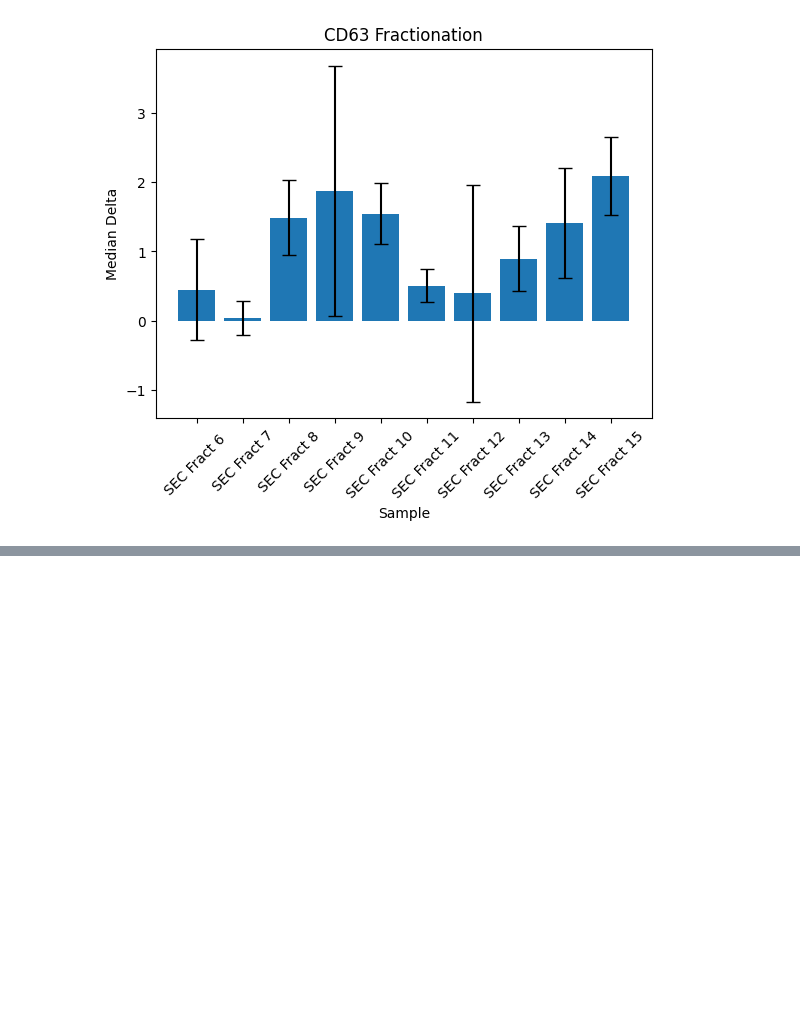
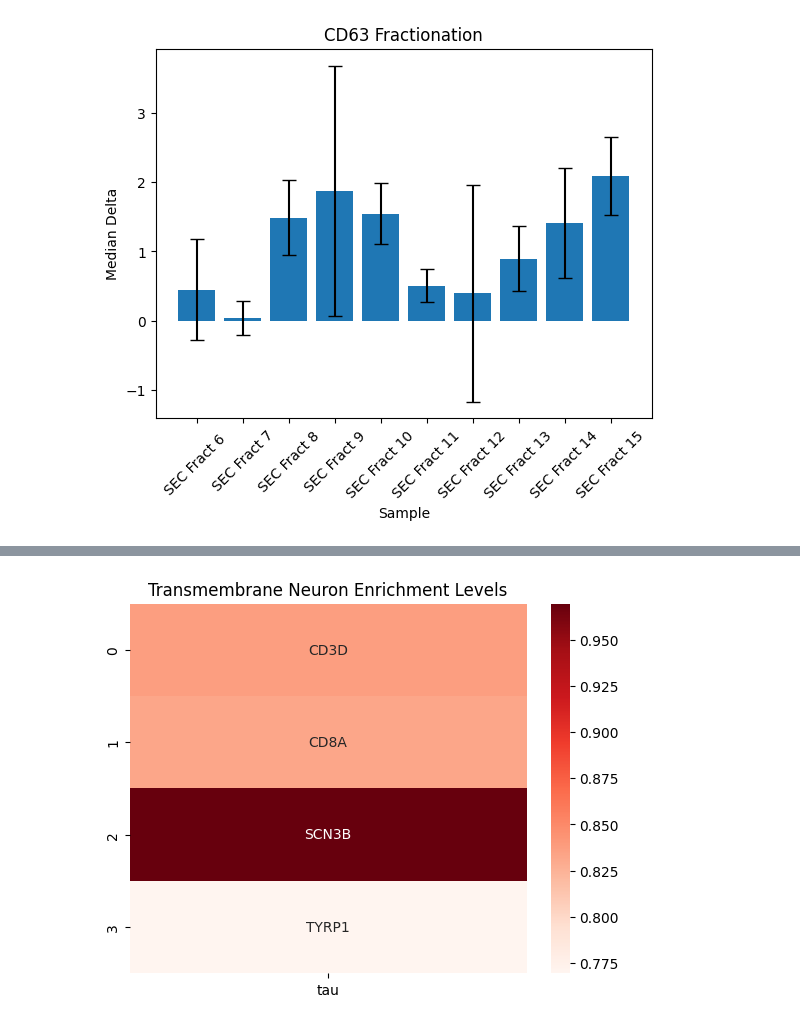
Before and after one commit to Walt-Lab/bdev_mass_spec, a Jupyter notebook: 10_analysis.ipynb, the cells around one changed output, grey strips where cells are left out. Cells and saved outputs as stored; diff of their text form; code cells hidden in the pictures; blank space fills up the shorter version.

```diff
--- a/10_analysis.ipynb
+++ b/10_analysis.ipynb
@@ -477,8 +525,0 @@ Length: 19060, dtype: float64
-# %%
-def calculate_tau(row):
-    row_array = np.array(row, dtype=np.float64)
-    row_x = (row_array/ max(row_array))
-    tau = ((np.sum(1 - row_x) / ((len(row_x)) - 1)))
-    return tau
-
-expression_data.apply(calculate_tau, axis=1)
@@ -1217,3 +906,19 @@ KeyboardInterrupt:
+# %%
+# transmembrane neuron targets
+tm_neuron = identify_fractionation_pattern_cell_type_specific_targets(
+    assays_path = assay_list_path,
+    uniprot_fasta_database = uniprot_fasta_database,
+    region = "TMhelix",
+    brain_rna_seq_path = brain_rna_seq_path,
+    cell_type = "neuron",
+    specificity_metric = "tau",
+    specificity_cutoff = 0.75,
+    high_fractions = ['9', '10'],
+    low_fractions = ['7', '11', '12', '13'],
+    sample_health = 'healthy',
+    mean_median_individual = 'individual_median',
+    tidy_dataframe = tidy_data
+    )
 # %%
 # internal oligodendrocyte targets
 int_oligodendrocyte = identify_fractionation_pattern_cell_type_specific_targets(
@@ -1522,0 +1210,17 @@ plt.show()
+# %%
+# transmembrane neuron graph
+tm_neuron_df = expression_data[expression_data.index.isin(tm_neuron)]
+tm_neuron_tau = tm_neuron_df.apply(calculate_tau, axis = 1).reset_index()
+tm_neuron_tau.columns = ["uniprot_ids", "tau"]
+
+tm_neuron_tau.at[0, "uniprot_ids"] = "CD3D"
+tm_neuron_tau.at[1, "uniprot_ids"] = "CD8A"
+tm_neuron_tau.at[2, "uniprot_ids"] = "SCN3B"
+tm_neuron_tau.at[3, "uniprot_ids"] = "TYRP1"
+
+cmap = sns.color_palette("Reds", as_cmap = True)
+ax = sns.heatmap(tm_neuron_tau[["tau"]], annot = tm_neuron_tau[["uniprot_ids"]], fmt='', cmap=cmap, cbar=True)
+plt.title('Transmembrane Neuron Enrichment Levels')
+plt.show()
+# %% [output]
+[figure, added]
```
Also changed, not shown: parts of 43 cells of this notebook.
